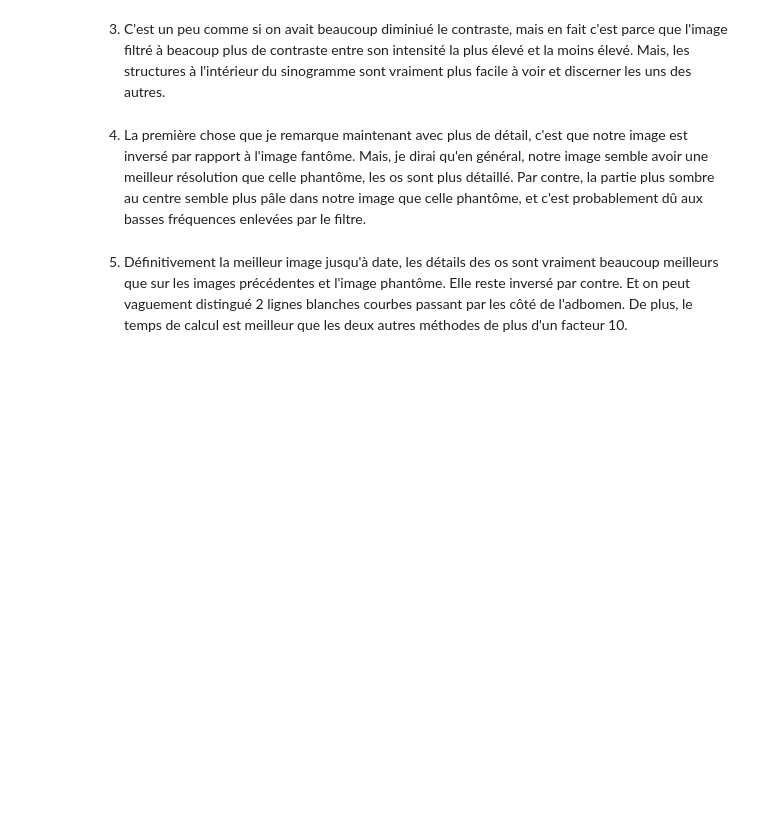
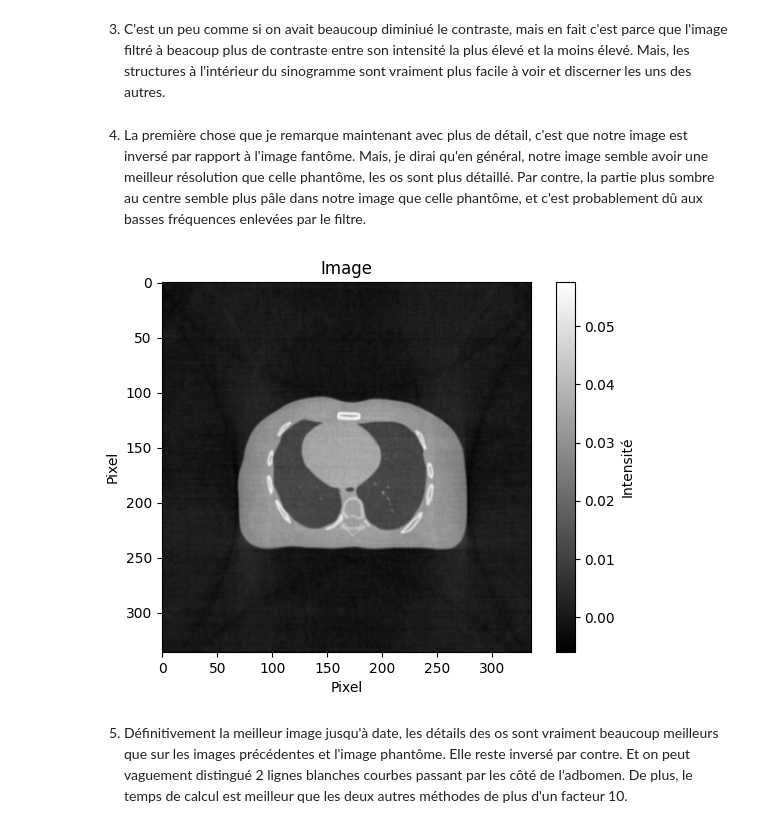
Before and after one commit to gamer39/Physique_numerique, a Jupyter notebook: TP4/TP4_AliceGroleau_GaelMercier_DanickBisson.ipynb, the cells around one changed output. Cells and saved outputs as stored; diff of their text form; code cells hidden in the pictures; blank space fills up the shorter version.

```diff
--- a/TP4/TP4_AliceGroleau_GaelMercier_DanickBisson.ipynb
+++ b/TP4/TP4_AliceGroleau_GaelMercier_DanickBisson.ipynb
@@ -222,47 +222,53 @@ laminogram()
 4) La première chose que je remarque maintenant avec plus de détail, c'est que notre image est inversé par rapport à l'image fantôme. Mais, je dirai qu'en général, notre image semble avoir une meilleur résolution que celle phantôme, les os sont plus détaillé. Par contre, la partie plus sombre au centre semble plus pâle dans notre image que celle phantôme, et c'est probablement dû aux basses fréquences enlevées par le filtre.
 # %%
 #Q5
-
-def angle(i):
-    return (np.pi * i) / nbprj
 
 def reconFourierSlice():
 
     angle_path= os.path.abspath("angles.txt")
     [nbprj, angles] = readAngles(angle_path)
     sino_path= os.path.abspath("sinogram-patient.txt")
-    [nbprj2, nbpix2, sinogram] = readSinogram(sino_path)   #nbprj = num_samples, nbpix = num_detector
+    [nbprj2, nbpix2, sinogram] = readSinogram(sino_path)
 
+    #initialise une image reconstruite
     image = np.zeros((nbpix2,nbpix2),'complex')
 
+    #fft sur le sinogram
     sinogram_fft_rows = np.fft.fftshift(np.fft.fft(np.fft.ifftshift(sinogram, axes=1)), axes=1)
 
+    #géométrie du sinogram
     a = angles
     r = np.arange(nbpix2) - nbpix2 / 2
     r, a = np.meshgrid(r, a)
     r = r.flatten()
     a = a.flatten()
     srcx = (nbpix2 / 2) + r * np.cos(a)
     srcy = (nbpix2 / 2) + r * np.sin(a)
 
+    #géométrie qu'on veut pour l'image
     dstx, dsty = np.meshgrid(np.arange(nbpix2), np.arange(nbpix2))
     dstx = dstx.flatten()
     dsty = dsty.flatten()
 
+    #interpolation
     fft2 = scipy.interpolate.griddata((srcy, srcx),sinogram_fft_rows.flatten(),(dsty, dstx),method="linear",fill_value=0.0,).reshape((nbpix2, nbpix2))
 
+    #fft inverse en 2d
     image = (np.fft.fftshift(np.fft.ifft2(np.fft.ifftshift(fft2))))
 
+    #on garde seulement les nombres réels
     return np.real(image)
 
 
 
 sinogram = reconFourierSlice()
 plt.imshow(sinogram, cmap='gray')
 plt.title('Image')
 plt.xlabel('Pixel')
 plt.ylabel('Pixel')
 plt.colorbar(label='Intensité')
 plt.show()
+# %% [output]
+[figure, added]
 # %% [markdown]
 5) Définitivement la meilleur image jusqu'à date, les détails des os sont vraiment beaucoup meilleurs que sur les images précédentes et l'image phantôme. Elle reste inversé par contre. Et on peut vaguement distingué 2 lignes blanches courbes passant par les côté de l'adbomen. De plus, le temps de calcul est meilleur que les deux autres méthodes de plus d'un facteur 10.
```
